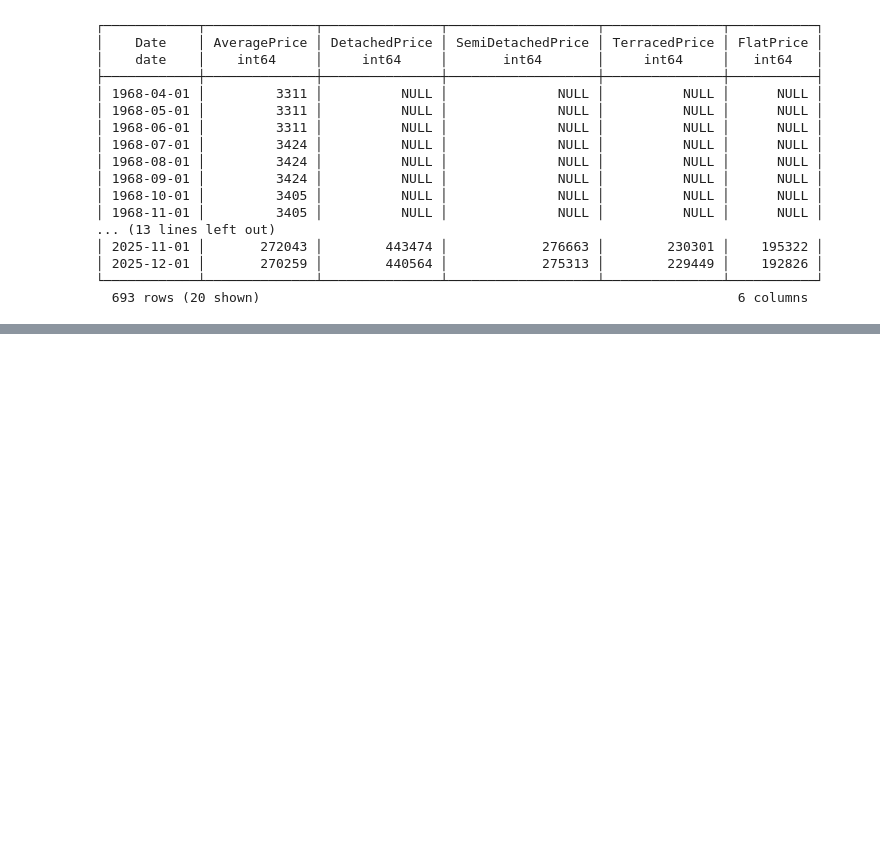
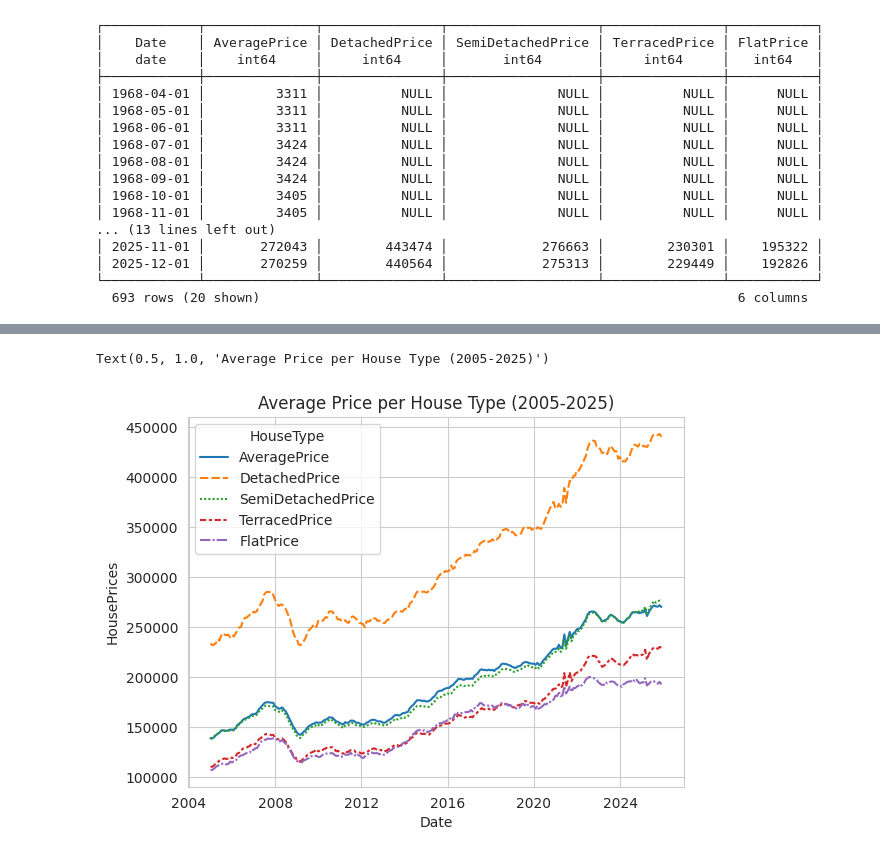
Before and after one commit to tngaspar/uk-housing-affordability, a Jupyter notebook: notebooks/hpi-exploration.ipynb, the cells around one changed output, grey strips where cells are left out. Cells and saved outputs as stored; diff of their text form; code cells hidden in the pictures; blank space fills up the shorter version.

```diff
--- a/notebooks/hpi-exploration.ipynb
+++ b/notebooks/hpi-exploration.ipynb
@@ -105,0 +108,16 @@ sns.lineplot(data=avg_prices_per_date.to_df(), x="Date", y="AveragePrice")
+# %%
+## Average house prices per house type since 2005
+avg_prices_per_date_non_null = conn.sql("""
+         FROM avg_prices_per_date
+         WHERE DetachedPrice IS NOT NULL
+         """).to_df()
+
+avg_prices_per_date_non_null = pd.melt(avg_prices_per_date_non_null, id_vars='Date',
+                                       value_vars=["AveragePrice","DetachedPrice", "SemiDetachedPrice", "TerracedPrice", "FlatPrice"],
+                                       value_name='HousePrices',
+                                       var_name='HouseType')
+
+sns.lineplot(data=avg_prices_per_date_non_null, x="Date", y="HousePrices",hue="HouseType", style="HouseType").set_title("Average Price per House Type (2005-2025)")
+# %% [output]
+Text(0.5, 1.0, 'Average Price per House Type (2005-2025)')
+[figure, added]
```
Also changed, not shown: parts of 3 cells of this notebook.
